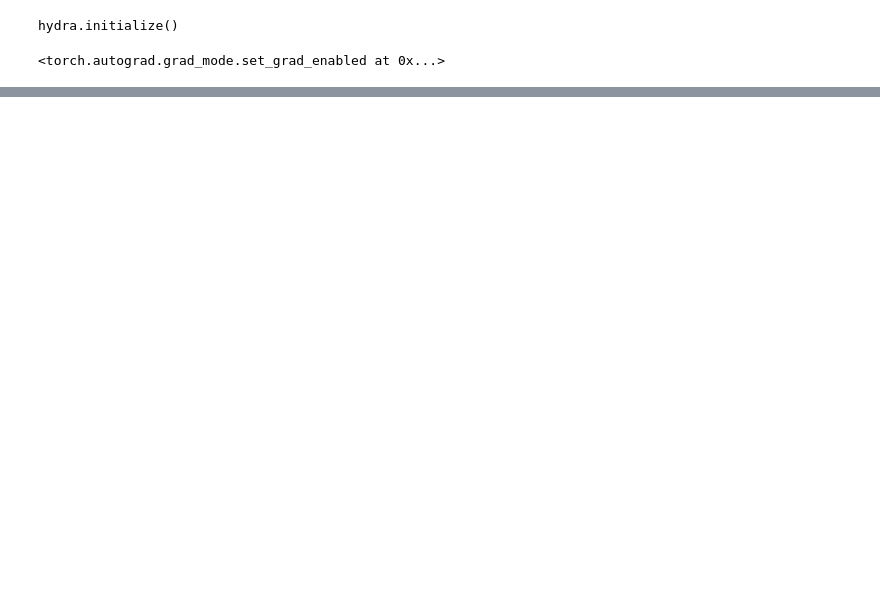
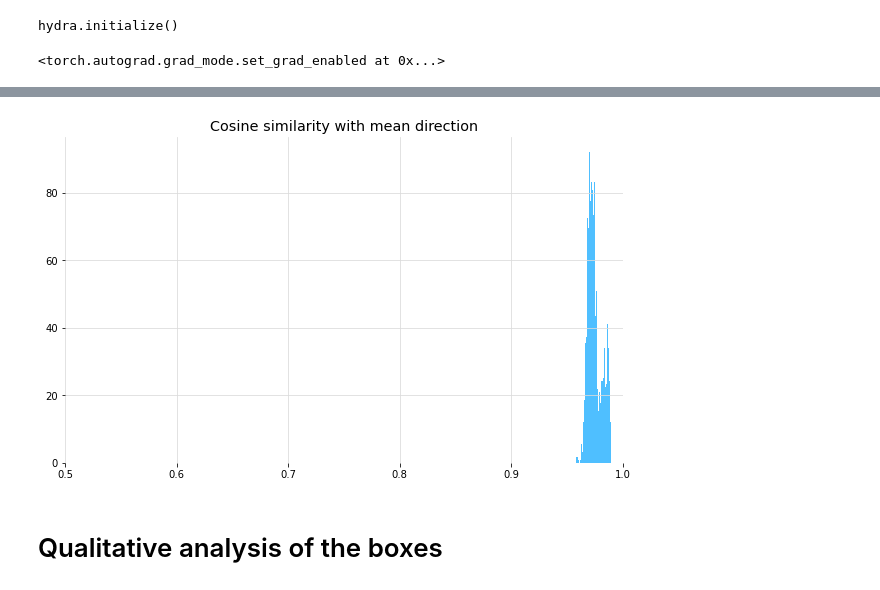
Before and after one commit to facebookresearch/BELA, a Jupyter notebook: duck/notebooks/spherical_coord.ipynb, the cells around one changed output, grey strips where cells are left out. Cells and saved outputs as stored; diff of their text form; code cells hidden in the pictures; blank space fills up the shorter version.

```diff
--- a/duck/notebooks/spherical_coord.ipynb
+++ b/duck/notebooks/spherical_coord.ipynb
@@ -150,6 +169,8 @@ torch.nn.CosineSimilarity()(entities, exp_mean_dir)
 # %%
 plt.figure(figsize=(10, 6))
 plt.hist(all_cosine.view(-1).cpu().numpy(), density=True, color="#4fbfff", bins=100)
-plt.xlim(0, 1)
 plt.title("Cosine similarity with mean direction")
+plt.xlim(0.5, 1.0)
 plt.show()
+# %% [output]
+[figure, added]
@@ -158 +177,3 @@ exp_mean_dir.size()
+# %% [markdown]
+# Qualitative analysis of the boxes
 # %%
```
Also changed, not shown: parts of 21 cells of this notebook, 12 other files.
